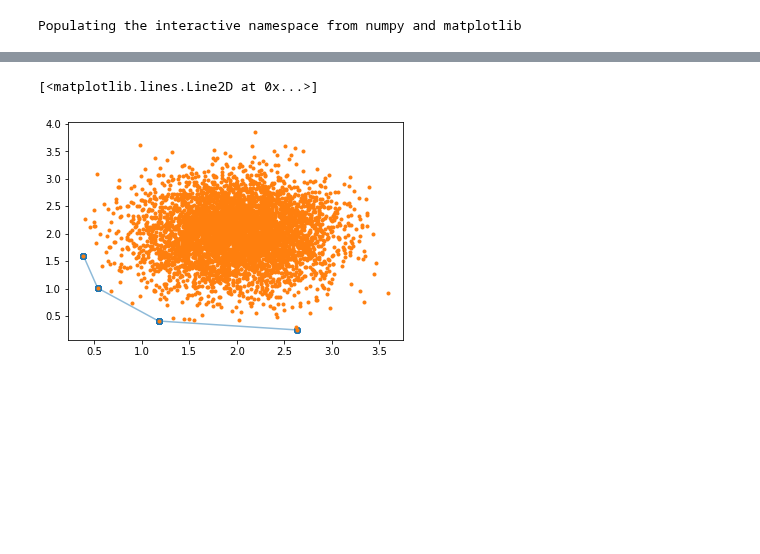
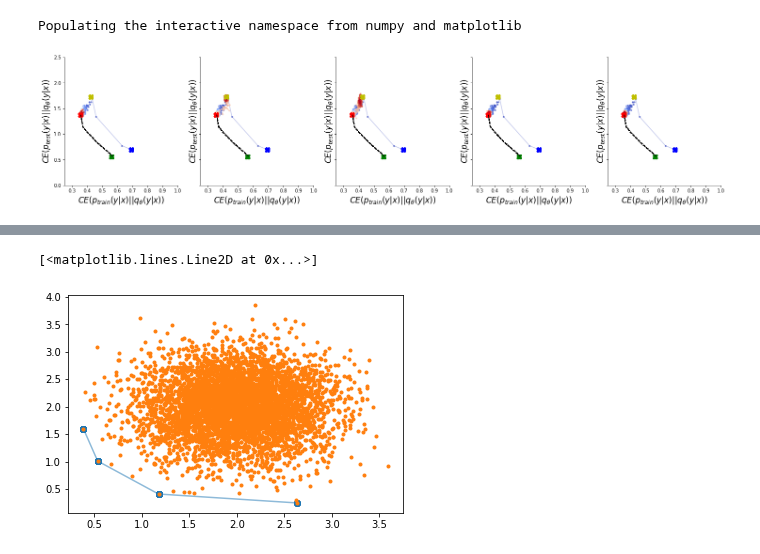
Before and after one commit to mfederici/JADE, a Jupyter notebook: results.ipynb, the cells around one changed output, grey strips where cells are left out. Drawn from its saved outputs; the diff is of its cells as text; code cells hidden in the pictures; blank space fills up the shorter version.

```diff
--- a/results.ipynb
+++ b/results.ipynb
@@ -66,7 +67,8 @@ max_scale_y =2.5
 
 f, ax = plt.subplots(1,len(sweep.runs), figsize=(5*len(sweep.runs),5), sharex=True, sharey=True)
 sns.despine()
-
+if len(sweep.runs)==1:
+    ax = [ax]
 
 x = [0.3565592705272138,
  0.3579753306694329,
@@ -115,31 +117,33 @@ for j,run in enumerate(sweep.runs):
     run_data = pd.DataFrame(run_history)
     colors = np.array([cmap(v/run_data['step'].values.max()) for v in run_data['step'].values])
 
     for i in range(len(colors)):
         ax[j].plot(run_data['train'][i], run_data['test'][i],'.',color=colors[i], alpha=0.5);
         ax[j].plot(run_data['train'][i:i+2], run_data['test'][i:i+2],'-',color=colors[i], alpha=0.3);
 
         ax[j].plot(0.35446324944496155, 1.3813310861587524, 'Xr', markersize=10, label='$q_\\theta(y|x)=p_{train}(y|x)$')
         ax[j].plot(np.log(2), np.log(2), 'Xb', markersize=10, label='$q_\\theta(y|x)=p(y)$')
         ax[j].plot(0.4227091073989868, 1.7236597537994385, 'Xy', markersize=10, label='$q_\\theta(y|x)=p_{train}(y|c)$')
         ax[j].plot(0.5623351335525513, 0.5623351335525513, 'Xg', markersize=10, label='$q_\\theta(y|x)=p_{train}(y|d)$')
 
 
         #ax[j].axvline(0.35446324944496155, ls='--', color='k', alpha=0.2)
         #ax[j].text(0.33,max_scale_y, '$H_{train}(y|x)$', fontsize=15)
         #ax[j].axhline(0.27655383944511414, ls='--', color='k', alpha=0.2)
         #ax[j].text(max_scale_x/5*4,0.31, '$H_{test}(y|x)$', fontsize=15)
 
         ax[j].set_xlim(0.25,max_scale_x)
         ax[j].set_ylim(0,max_scale_y)
 
         ax[j].set_xlabel('$CE(p_{train}(y|x)||q_\\theta(y|x))$', fontsize=17)
         ax[j].set_ylabel('$CE(p_{test}(y|x)||q_\\theta(y|x))$', fontsize=17)
 
 
         ax[j].plot(x,y, '--k', label='Theoretical bound')
 
         #ax[j].set_title(run_name, fontsize=20)
 
 #ax[-1].legend(fontsize=12)
+# %% [output]
+[figure, added]
 # %%
```
Also changed, not shown: parts of 5 cells of this notebook, 5 other files.
